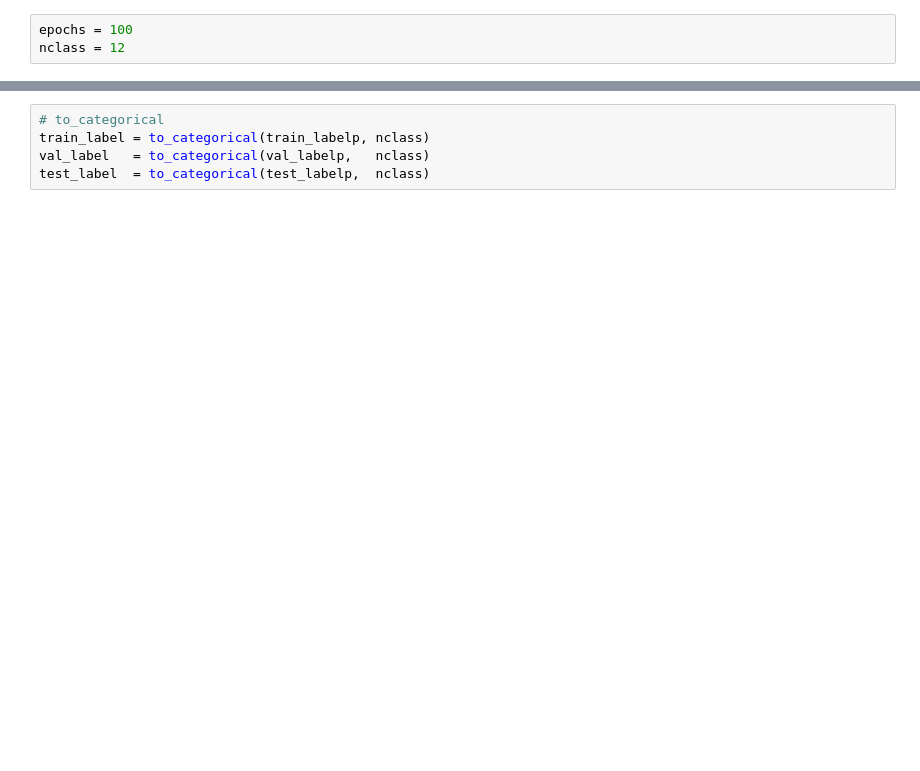
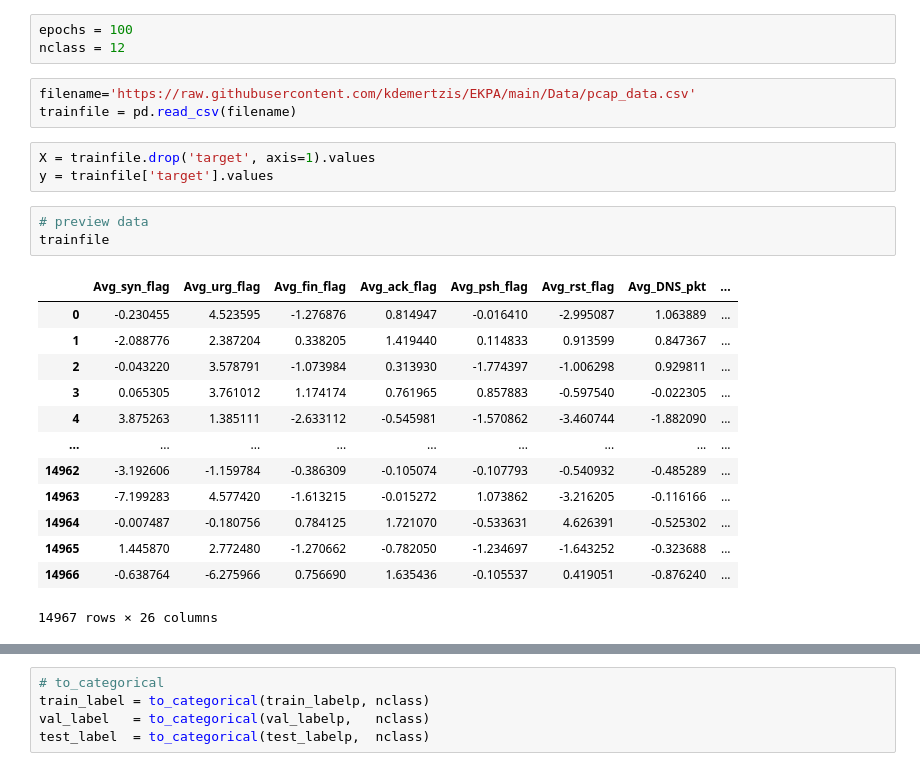
Before and after one commit to ntzo-ai/EKPA-exams, a Jupyter notebook: IDS_exam_3595-c1-u1.ipynb, the cells around one changed output, grey strips where cells are left out. Cells and saved outputs as stored; diff of their text form; blank space fills up the shorter version.

```diff
--- a/IDS_exam_3595-c1-u1.ipynb
+++ b/IDS_exam_3595-c1-u1.ipynb
@@ -23,3 +41,26 @@ ModuleNotFoundError: No module named 'models'
 # %%
 epochs = 100
 nclass = 12
+# %%
+filename='https://raw.githubusercontent.com/kdemertzis/EKPA/main/Data/pcap_data.csv'
+trainfile = pd.read_csv(filename)
+# %%
+X = trainfile.drop('target', axis=1).values
+y = trainfile['target'].values
+# %%
+# preview data
+trainfile
+# %% [output]
+|  | Avg_syn_flag | Avg_urg_flag | Avg_fin_flag | Avg_ack_flag | Avg_psh_flag | Avg_rst_flag | Avg_DNS_pkt | ... |
+| 0 | -0.230455 | 4.523595 | -1.276876 | 0.814947 | -0.016410 | -2.995087 | 1.063889 | ... |
+| 1 | -2.088776 | 2.387204 | 0.338205 | 1.419440 | 0.114833 | 0.913599 | 0.847367 | ... |
+| 2 | -0.043220 | 3.578791 | -1.073984 | 0.313930 | -1.774397 | -1.006298 | 0.929811 | ... |
+| 3 | 0.065305 | 3.761012 | 1.174174 | 0.761965 | 0.857883 | -0.597540 | -0.022305 | ... |
+| 4 | 3.875263 | 1.385111 | -2.633112 | -0.545981 | -1.570862 | -3.460744 | -1.882090 | ... |
+| ... | ... | ... | ... | ... | ... | ... | ... | ... |
+| 14962 | -3.192606 | -1.159784 | -0.386309 | -0.105074 | -0.107793 | -0.540932 | -0.485289 | ... |
+| 14963 | -7.199283 | 4.577420 | -1.613215 | -0.015272 | 1.073862 | -3.216205 | -0.116166 | ... |
+| 14964 | -0.007487 | -0.180756 | 0.784125 | 1.721070 | -0.533631 | 4.626391 | -0.525302 | ... |
+| 14965 | 1.445870 | 2.772480 | -1.270662 | -0.782050 | -1.234697 | -1.643252 | -0.323688 | ... |
+| 14966 | -0.638764 | -6.275966 | 0.756690 | 1.635436 | -0.105537 | 0.419051 | -0.876240 | ... |
+14967 rows × 26 columns
```
Also changed, not shown: parts of 22 cells of this notebook.
